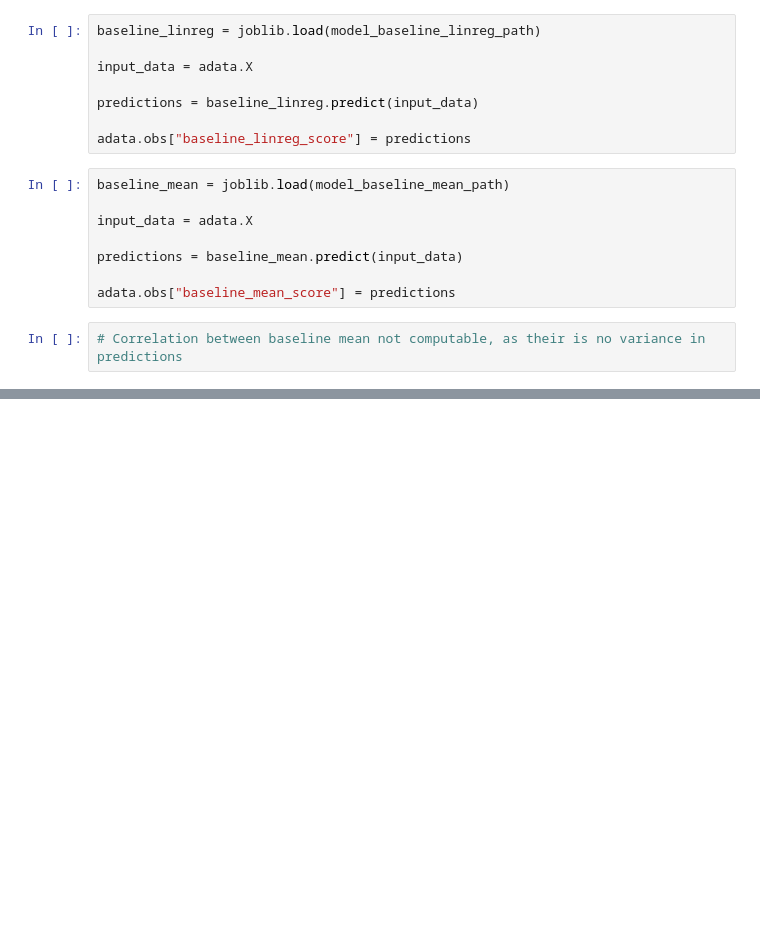
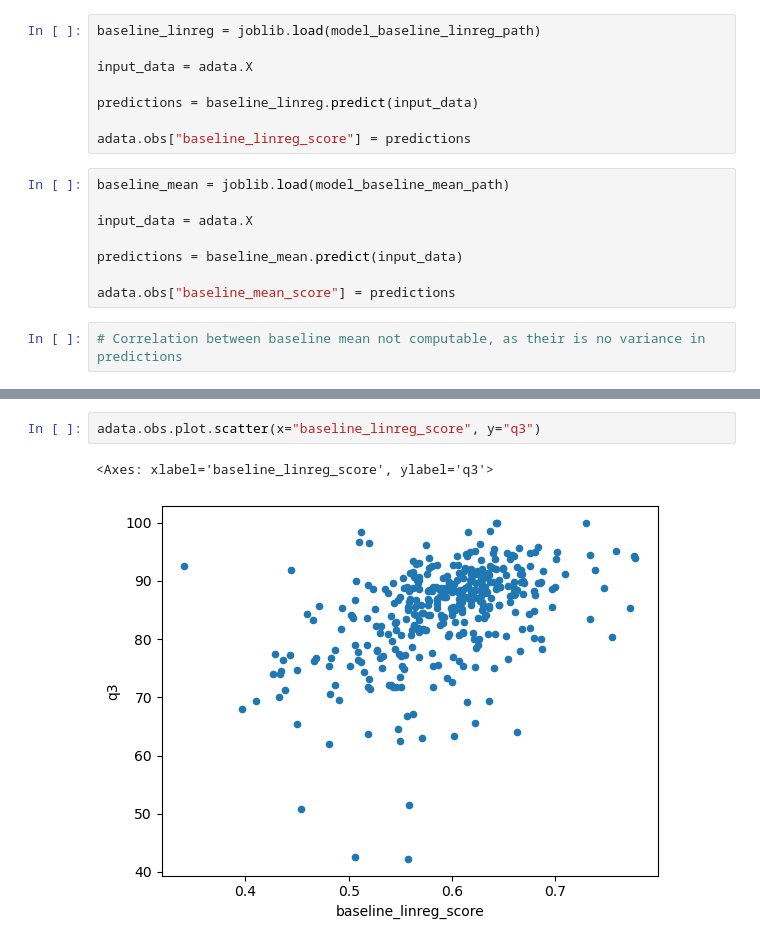
Before and after one commit to LeonHafner/PP2_reliability_score_pred, a Jupyter notebook: scripts/downstream/predict_secondary_structure.ipynb, the cells around one changed output, grey strips where cells are left out. Saved outputs shown, nothing was run; the diff lists cells and outputs as text; blank space fills up the shorter version.

```diff
--- a/scripts/downstream/predict_secondary_structure.ipynb
+++ b/scripts/downstream/predict_secondary_structure.ipynb
@@ -74,0 +83,5 @@ print(adata.obs.baseline_linreg_score.corr(adata.obs.q3))
+# %%
+adata.obs.plot.scatter(x="baseline_linreg_score", y="q3")
+# %% [output]
+<Axes: xlabel='baseline_linreg_score', ylabel='q3'>
+[figure, added]
```
Also changed, not shown: parts of 4 cells of this notebook.
